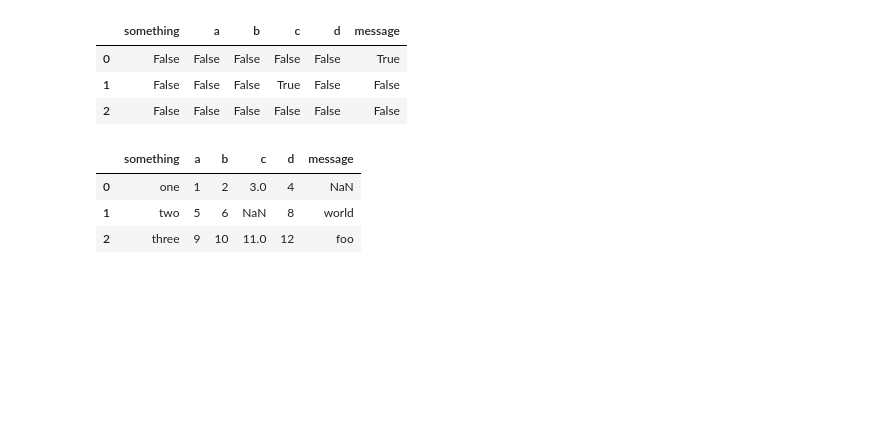
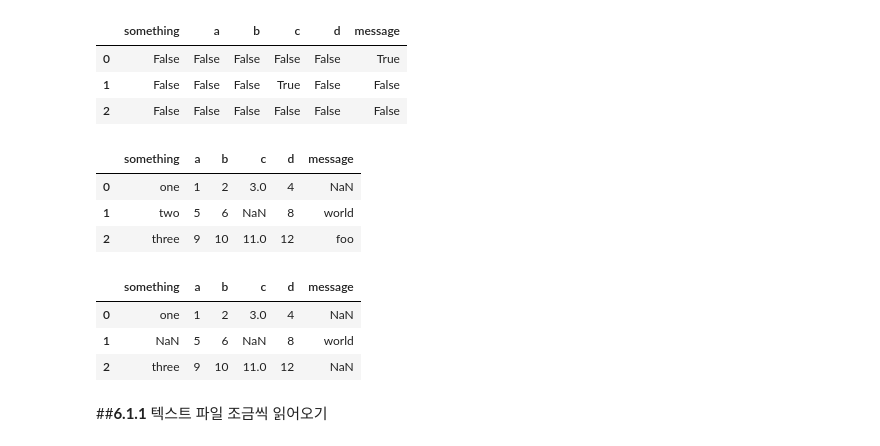
Before and after one commit to hoonzi-s/PyData, a Jupyter notebook: Ch06. Data Load, Save.ipynb, the cells around one changed output. Saved outputs shown, nothing was run; the diff lists cells and outputs as text; code cells hidden in the pictures; blank space fills up the shorter version.

```diff
--- a/Ch06. Data Load, Save.ipynb
+++ b/Ch06. Data Load, Save.ipynb
@@ -143,3 +143,13 @@ result
 | 0 | one | 1 | 2 | 3.0 | 4 | NaN |
 | 1 | two | 5 | 6 | NaN | 8 | world |
 | 2 | three | 9 | 10 | 11.0 | 12 | foo |
+# %%
+sentinels = {'message': ['foo', 'NA'], 'something': ['two']}
+pd.read_csv('/content/drive/MyDrive/pydata-book-3rd-edition/examples/ex5.csv', na_values = sentinels)
+# %% [output]
+|  | something | a | b | c | d | message |
+| 0 | one | 1 | 2 | 3.0 | 4 | NaN |
+| 1 | NaN | 5 | 6 | NaN | 8 | world |
+| 2 | three | 9 | 10 | 11.0 | 12 | NaN |
+# %% [markdown]
+##**6.1.1** 텍스트 파일 조금씩 읽어오기
```
Also changed, not shown: parts of 2 cells of this notebook.
